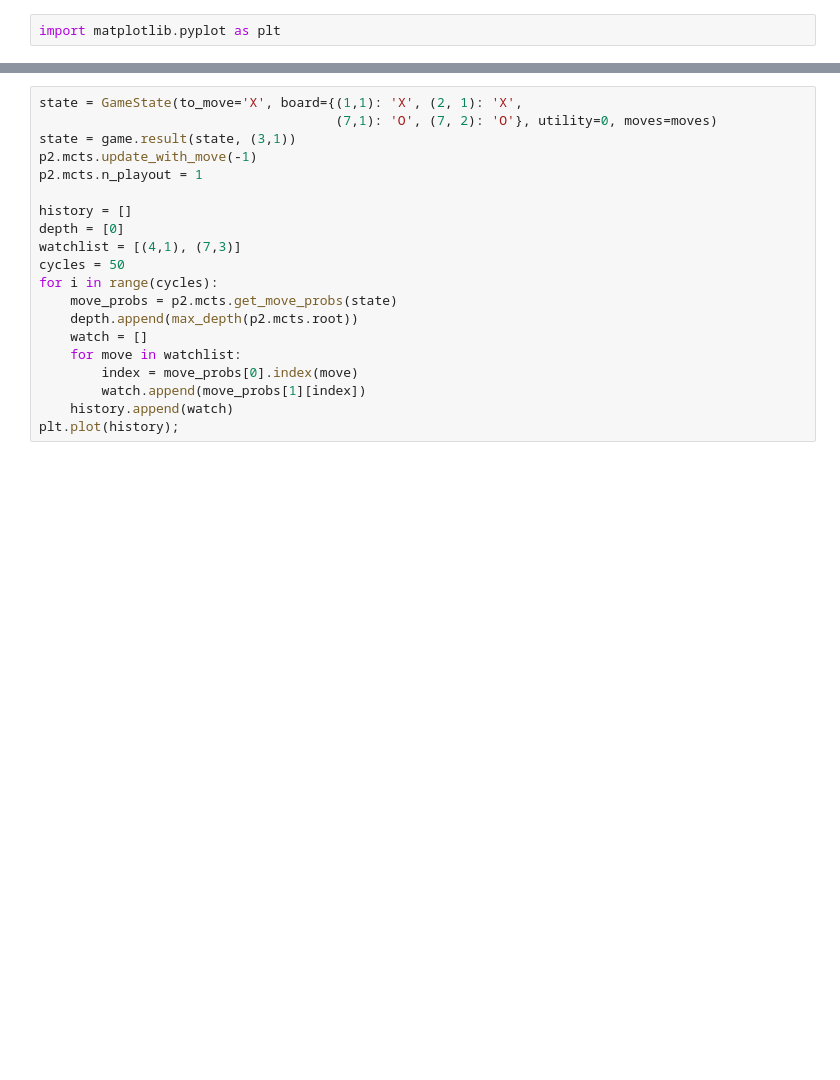
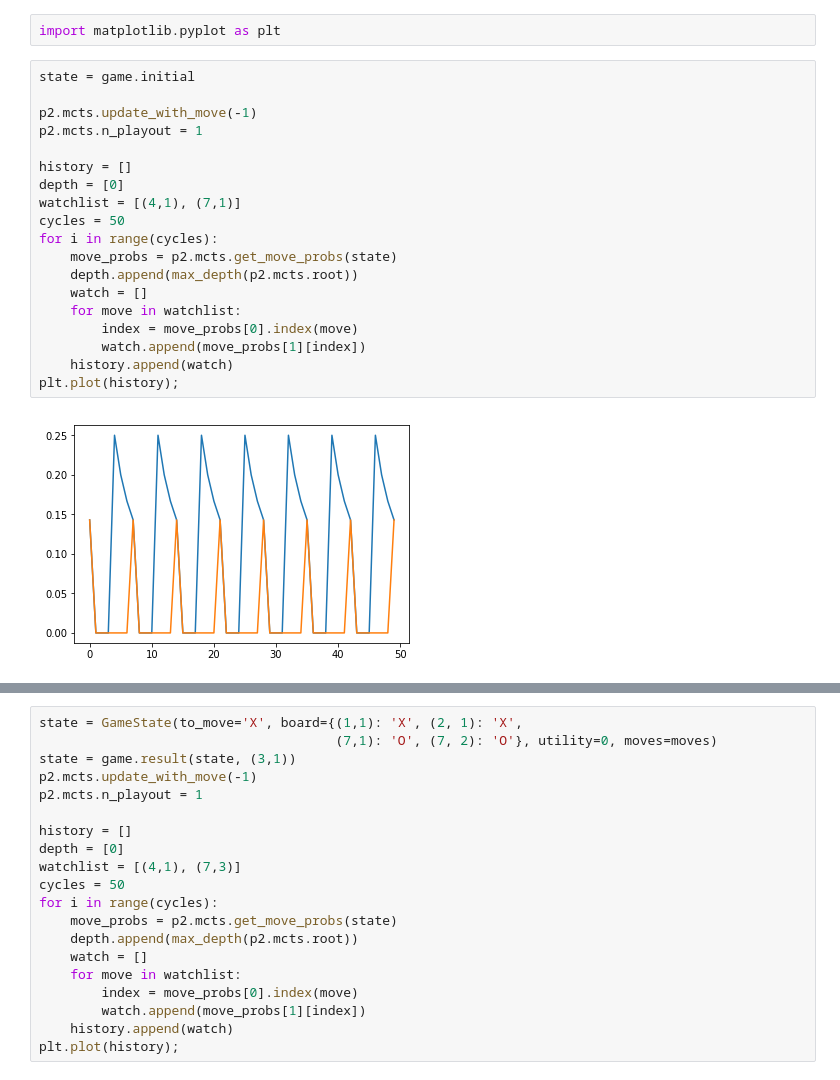
Before and after one commit to ArtificialIntelligenceToolkit/aima3, a Jupyter notebook: notebooks/monte_carlo_tree_search.ipynb, the cells around one changed output, grey strips where cells are left out. Cells and saved outputs as stored; diff of their text form; blank space fills up the shorter version.

Commit message:
Added exploration at initial board state, to make sure have equal probs

```diff
--- a/notebooks/monte_carlo_tree_search.ipynb
+++ b/notebooks/monte_carlo_tree_search.ipynb
@@ -167,3 +167,24 @@ max_depth(p2.mcts.root)
 Ok, now let's watch the depth grow over time. In addition, we can watch a couple of move's as their probabilities change with deep exploration. Let's watch (4,1) and (7,3). The first move needs to be made to block X from winning. The second would be a step toward winning. Note that we set n_playout to 1 so we just explore one smove at a time.
 # %%
 import matplotlib.pyplot as plt
+# %%
+state = game.initial
+
+p2.mcts.update_with_move(-1)
+p2.mcts.n_playout = 1
+
+history = []
+depth = [0]
+watchlist = [(4,1), (7,1)]
+cycles = 50
+for i in range(cycles):
+    move_probs = p2.mcts.get_move_probs(state)
+    depth.append(max_depth(p2.mcts.root))
+    watch = []
+    for move in watchlist:
+        index = move_probs[0].index(move)
+        watch.append(move_probs[1][index])
+    history.append(watch)
+plt.plot(history);
+# %% [output]
+[figure, added]
```
Also changed, not shown: parts of 3 cells of this notebook.
